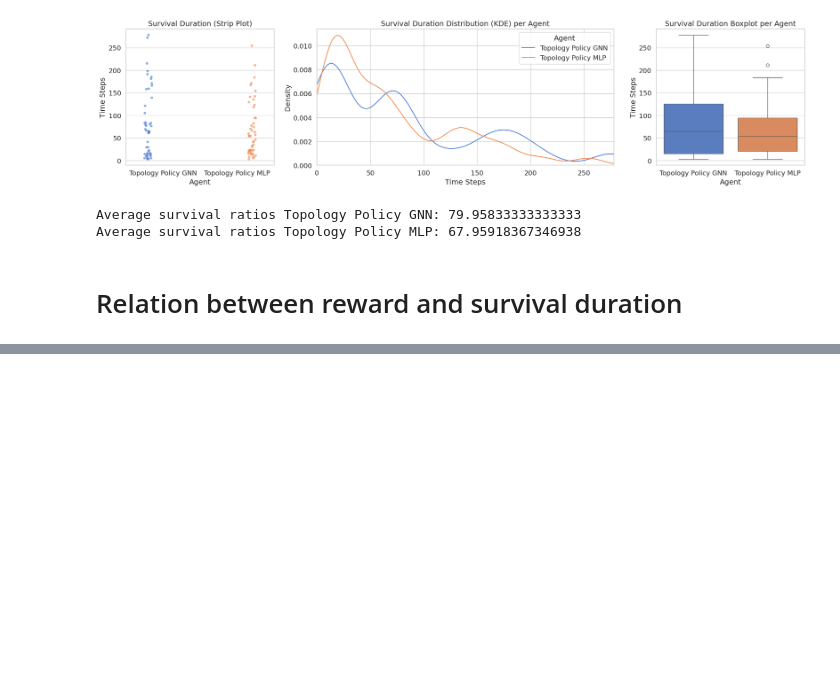
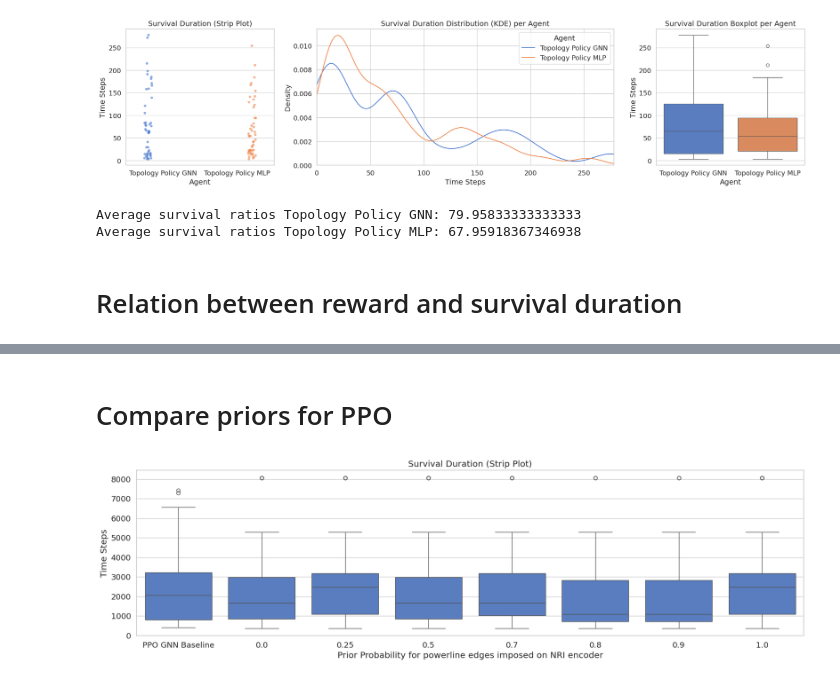
Before and after one commit to HansDampf37/NRI-for-explainable-RL-in-Power-Grids, a Jupyter notebook: visualization/visualize_agent_eval_results.ipynb, the cells around one changed output, grey strips where cells are left out. Saved outputs shown, nothing was run; the diff lists cells and outputs as text; code cells hidden in the pictures; blank space fills up the shorter version.

```diff
--- a/visualization/visualize_agent_eval_results.ipynb
+++ b/visualization/visualize_agent_eval_results.ipynb
@@ -157,0 +188,15 @@ visualize_agent_survival_return_relationship([gnn_metrics, mlp_metrics, reco_met
+# %% [markdown]
+# Compare priors for PPO
+# %%
+group_name = "rl/relation-aware/ppo"
+radqn_1_0 = get_evaluation_metrics(Path("../", EVAL_PATH, group_name, "rappo_2025-11-09_00-03_1.0_8af0a43c7b214ccf8a55dc06b57c12bd_val"), "1.0")
+rappo_0_9 = get_evaluation_metrics(Path("../", EVAL_PATH, group_name, "rappo_2025-11-09_00-03_0.9_f928eb9ffd0142d48fabf0c45e1279c3_val"), "0.9")
+rappo_0_8 = get_evaluation_metrics(Path("../", EVAL_PATH, group_name, "rappo_2025-11-09_00-03_0.8_66d80afb59944d919824c7130323b296_val"), "0.8")
+rappo_0_7 = get_evaluation_metrics(Path("../", EVAL_PATH, group_name, "rappo_2025-11-09_00-03_0.7_832e8ac41f88431085c80c045f3c834f_val"), "0.7")
+rappo_0_5 = get_evaluation_metrics(Path("../", EVAL_PATH, group_name, "rappo_2025-11-09_00-03_0.5_7b185e81066b497cbd8ae40e13b7d966_val"), "0.5")
+rappo_0_25 = get_evaluation_metrics(Path("../", EVAL_PATH, group_name, "rappo_2025-11-09_00-03_0.25_f0e269e27bcf4ad883da042357f52807_val"), "0.25")
+rappo_0_0 = get_evaluation_metrics(Path("../", EVAL_PATH, group_name, "rappo_2025-11-09_00-03_0.0_c611c9816f174fcb95513dcb674442b6_val"), "0.0")
+ppo_gnn_metrics = get_evaluation_metrics(Path("../data/evaluations/rl/relation-unaware-baselines/ppo/gnn_2025-11-09_16-25_2e9a58091ca244a69af94fea9604e577_test"), "PPO GNN Baseline")
+visualize_performance_vs_prior([ppo_gnn_metrics, rappo_0_0, rappo_0_25, rappo_0_5, rappo_0_7, rappo_0_8, rappo_0_9, radqn_1_0])
+# %% [output]
+[figure, added]
```
Also changed, not shown: parts of 6 cells of this notebook, 1 other file.
